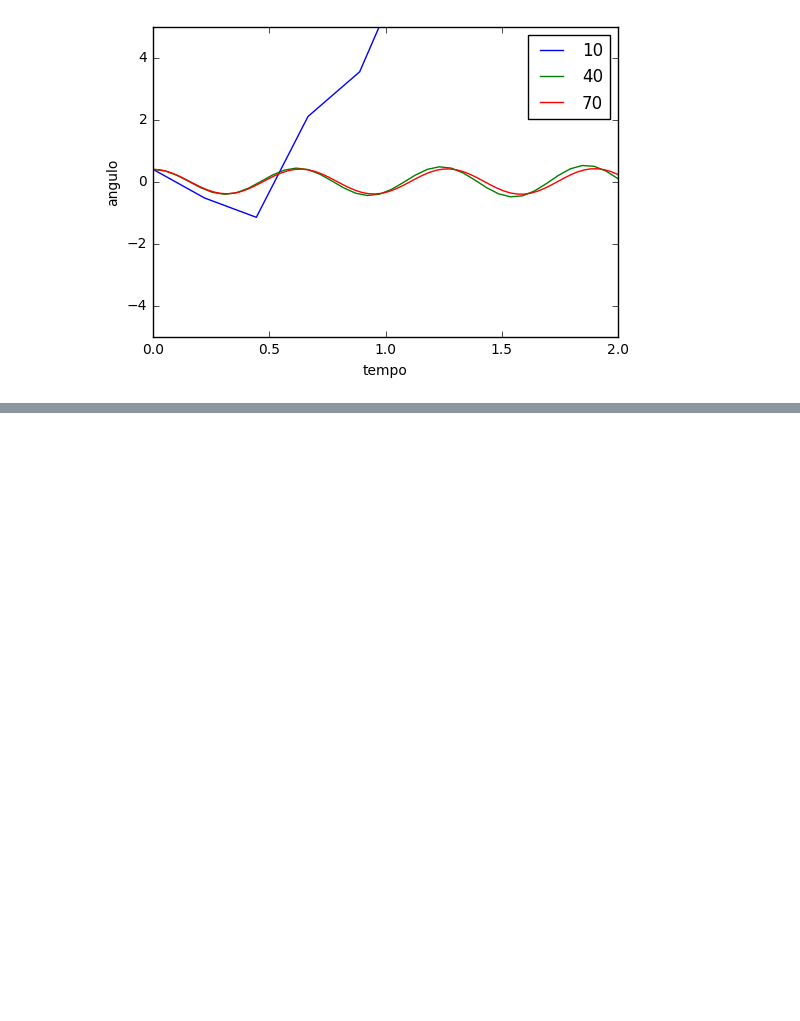
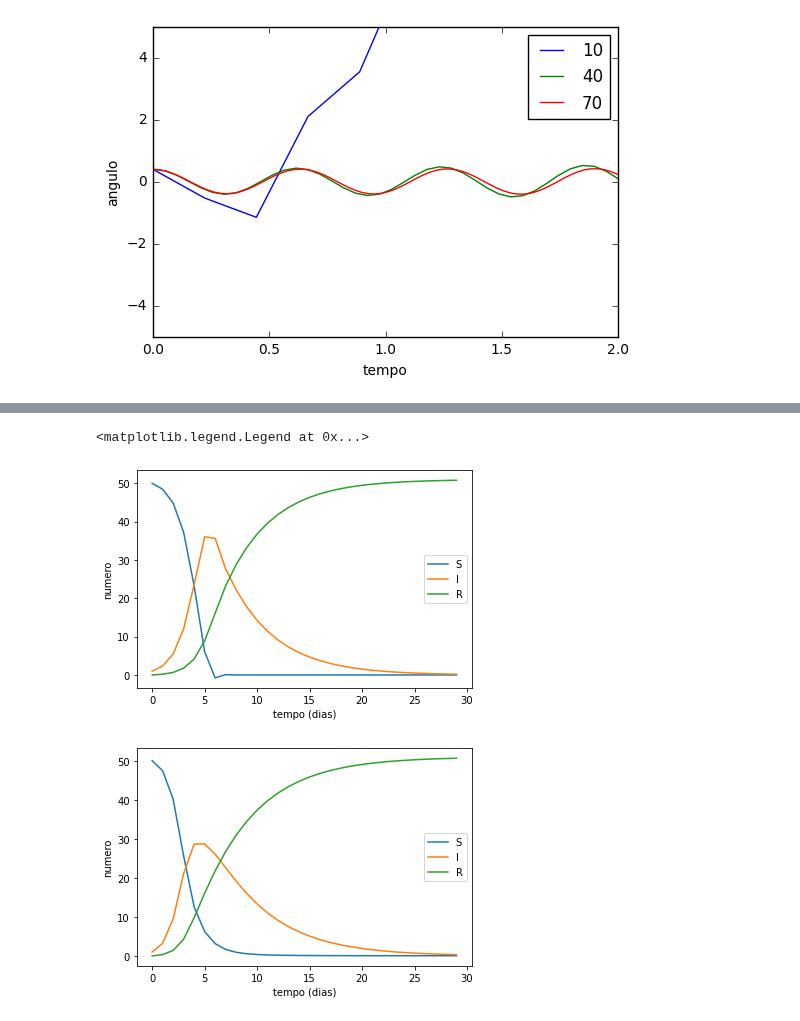
Before and after one commit to hektor-monteiro/python-notebooks, a Jupyter notebook: aula-11_Solucao-EDOs.ipynb, the cells around one changed output, grey strips where cells are left out. Drawn from its saved outputs; the diff is of its cells as text; code cells hidden in the pictures; blank space fills up the shorter version.

```diff
--- a/aula-11_Solucao-EDOs.ipynb
+++ b/aula-11_Solucao-EDOs.ipynb
@@ -313,0 +388,78 @@ plt.legend()
+# %%
+import matplotlib.pyplot as plt
+import numpy as np
+
+################################################################
+#      Modelo SIR
+
+def SRI(estado, tempo):
+
+    S, I, R = estado
+
+    g0 = -beta*S*I
+    g1 = beta*S*I - gamma*I
+    g2 = gamma*I
+
+    return np.array( [ g0 , g1, g2 ] )
+
+def euler(y,t,dt,model):
+    ynext = y + model(y, t) * dt
+    return ynext
+
+def rk2 (y, time, dt, model):
+    k0 = dt * model(y, time )
+    k1 = dt * model(y + k0, time + dt)
+    ynext = y + 0.5 * ( k0 + k1 )
+    return ynext
+
+# Resolvendo o problema com RK2a
+
+# considerando que no início de um dia havia 40 suscetíveis e 8 infectados,
+# e que no dia seguinte haviam 30 e 18, respectivamente
+beta = 10./(40*8*24)
+
+# Entre 15 infectados, observou-se que 3 se recuperaram durante um dia
+gamma = 3./(15*24)
+
+dt = 24             # em horas
+D = 30               # Simula para D days
+tmax = (D*24)     # tempo final
+
+time = np.arange(0 , tmax , dt)
+
+U_0 = [50, 1, 0]
+
+# definindo estado inicial
+y = np.zeros( [ time.size, 3 ] )
+y [0,0] = 50
+y [0,1] = 1.
+y [0,2] = 0.
+
+y_euler = np.copy(y)
+y_rk2 = np.copy(y)
+
+# aplica Euler e RK2
+for j in range (time.size-1):
+    y_rk2[j+1,:] = rk2(y_rk2[j,:], time[j], dt, SRI)
+    y_euler[j+1,:] = euler(y_euler[j,:], time[j], dt, SRI)
+
+
+plt.figure()
+plt.plot(time/24.,y_euler[:,0],label='S')
+plt.plot(time/24.,y_euler[:,1],label='I')
+plt.plot(time/24.,y_euler[:,2],label='R')
+plt.xlabel('tempo (dias)')
+plt.ylabel('numero')
+plt.legend()
+
+plt.figure()
+plt.plot(time/24.,y_rk2[:,0],label='S')
+plt.plot(time/24.,y_rk2[:,1],label='I')
+plt.plot(time/24.,y_rk2[:,2],label='R')
+plt.xlabel('tempo (dias)')
+plt.ylabel('numero')
+plt.legend()
+# %% [output]
+<matplotlib.legend.Legend at 0x...>
+[figure, added]
+[figure, added]
```
Also changed, not shown: parts of 5 cells of this notebook, 2 other files.
